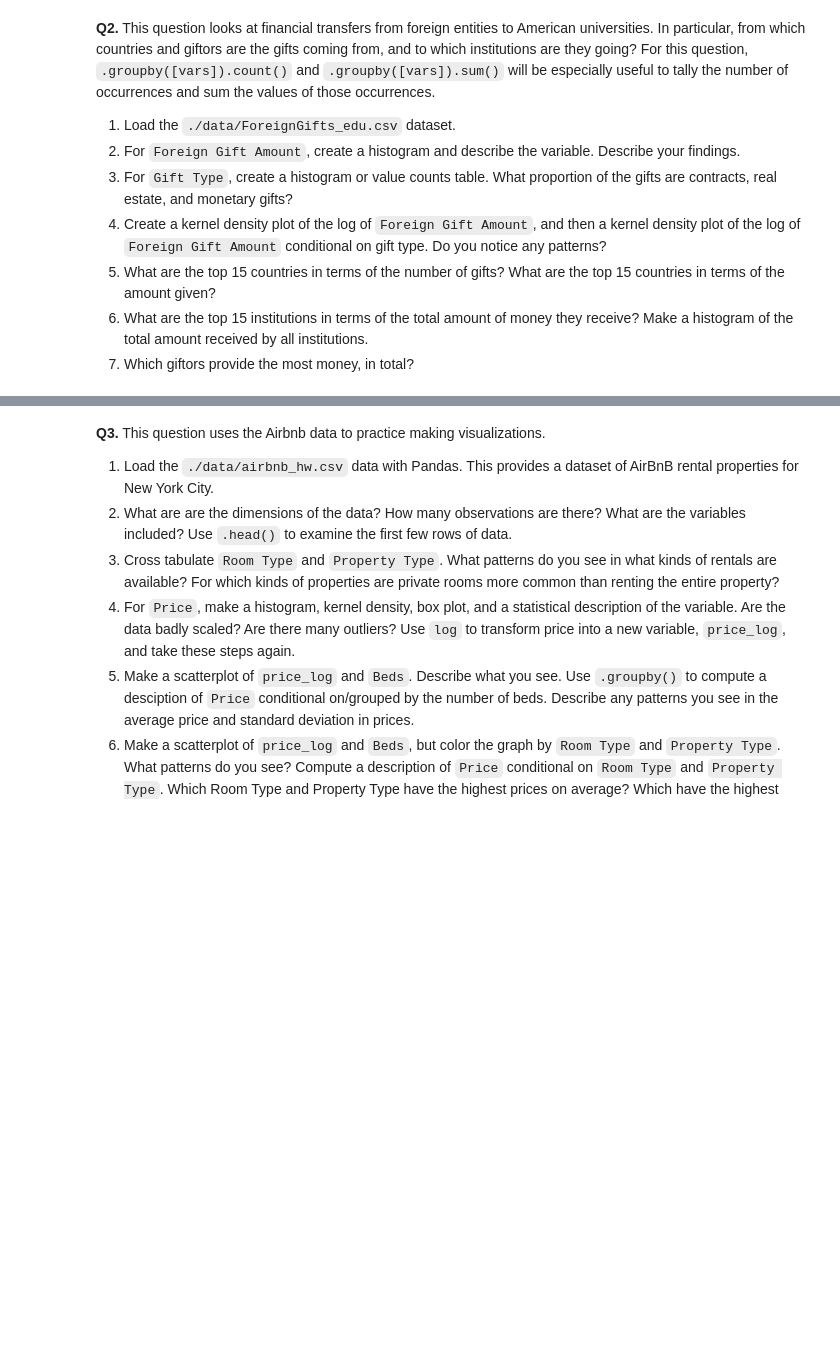
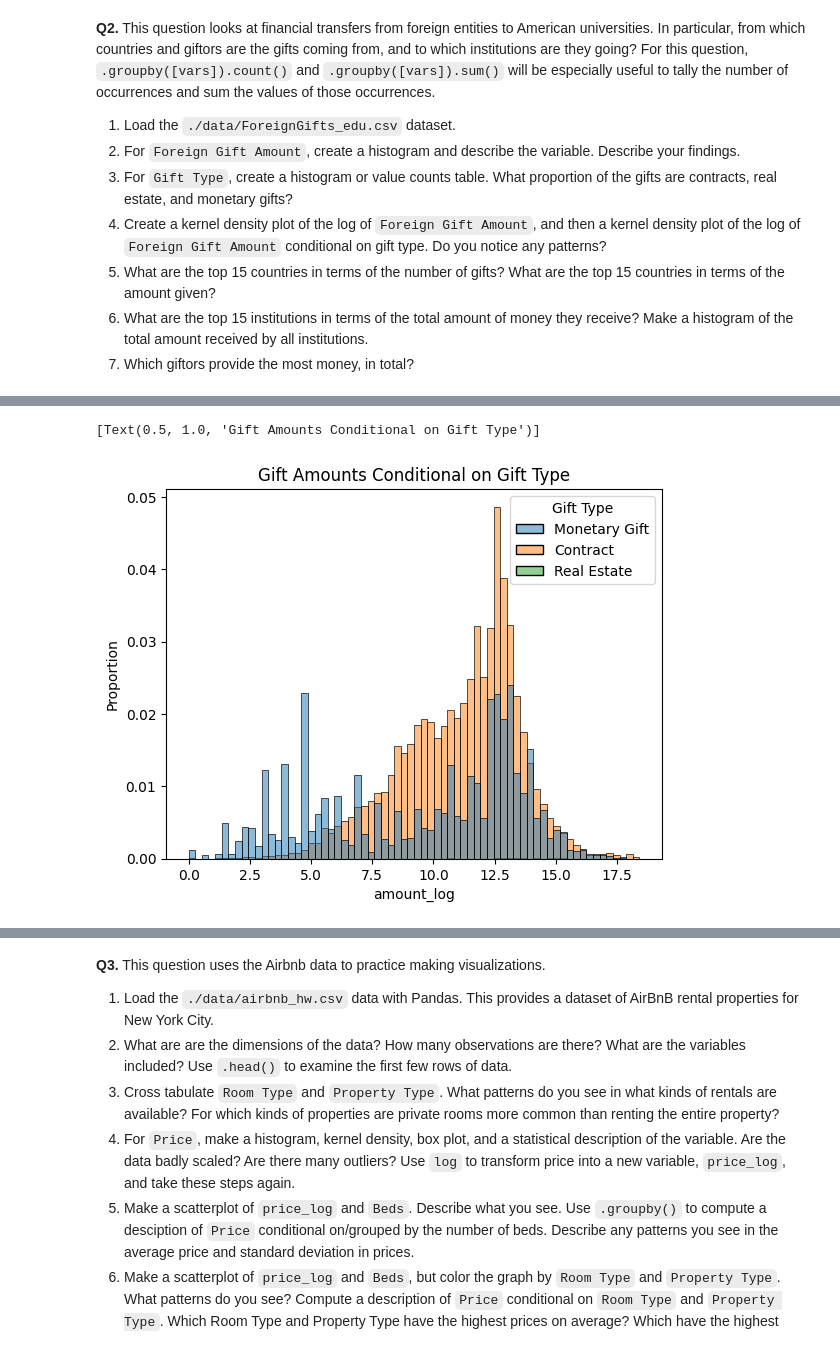
Before and after one commit to kpunsalan8/DS-3001-EDA-KP, a Jupyter notebook: assignment/assignment.ipynb, the cells around one changed output, grey strips where cells are left out. Drawn from its saved outputs; the diff is of its cells as text; code cells hidden in the pictures; blank space fills up the shorter version.

```diff
--- a/assignment/assignment.ipynb
+++ b/assignment/assignment.ipynb
@@ -42,0 +109,9 @@ Q 1.5 No I don't think it's necessarily true that m(g(X)) = g(m(X)) when g is a
+# %%
+# kernel density plot of the log of Foreign Gift Amount conditional on gift type
+conditioning = 'Gift Type'
+var = 'amount_log'
+fig = sns.histplot( data=df, x=var, hue=conditioning, stat='proportion')
+fig.set(title='Gift Amounts Conditional on Gift Type')
+# %% [output]
+[Text(0.5, 1.0, 'Gift Amounts Conditional on Gift Type')]
+[figure, added]
```
Also changed, not shown: parts of 16 cells of this notebook.
